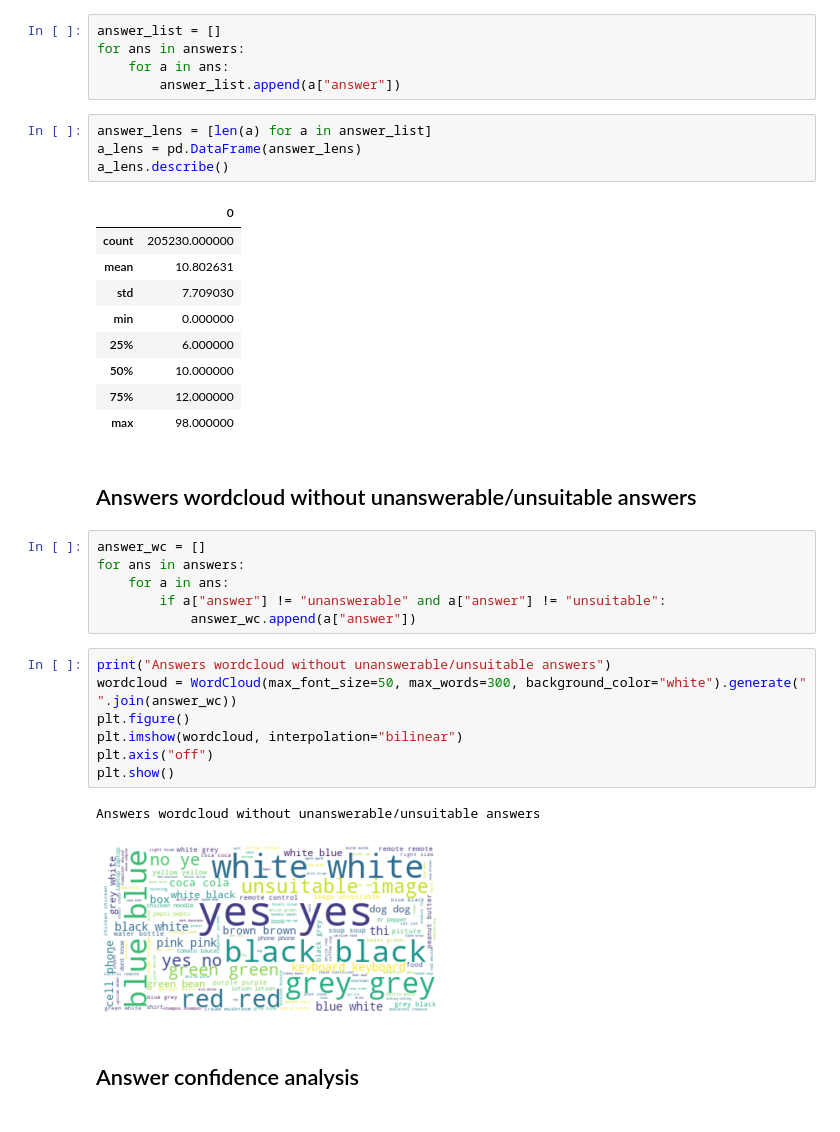
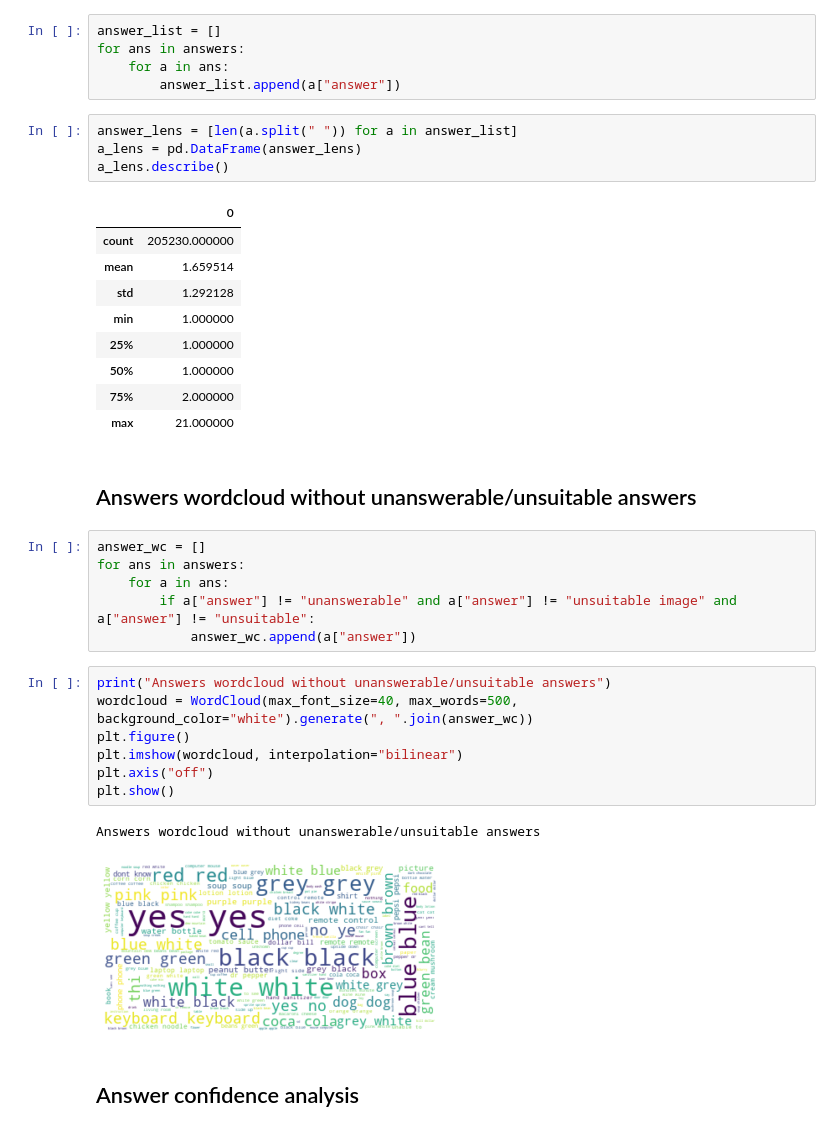
Before and after one commit to tianyiii/group-zigzag-vizwiz, a Jupyter notebook: Analysis/vizwiz_answer_analysis.ipynb, the cells around one changed output. Saved outputs shown, nothing was run; the diff lists cells and outputs as text.

```diff
--- a/Analysis/vizwiz_answer_analysis.ipynb
+++ b/Analysis/vizwiz_answer_analysis.ipynb
@@ -38,37 +38,37 @@ for ans in answers:
     for a in ans:
         answer_list.append(a["answer"])
 # %%
-answer_lens = [len(a) for a in answer_list]
+answer_lens = [len(a.split(" ")) for a in answer_list]
 a_lens = pd.DataFrame(answer_lens)
 a_lens.describe()
 # %% [output]
 |  | 0 |
 | count | 205230.000000 |
-| mean | 10.802631 |
-| std | 7.709030 |
-| min | 0.000000 |
-| 25% | 6.000000 |
-| 50% | 10.000000 |
-| 75% | 12.000000 |
-| max | 98.000000 |
+| mean | 1.659514 |
+| std | 1.292128 |
+| min | 1.000000 |
+| 25% | 1.000000 |
+| 50% | 1.000000 |
+| 75% | 2.000000 |
+| max | 21.000000 |
 # %% [markdown]
 ## Answers wordcloud without unanswerable/unsuitable answers
 # %%
 answer_wc = []
 for ans in answers:
     for a in ans:
-        if a["answer"] != "unanswerable" and a["answer"] != "unsuitable":
+        if a["answer"] != "unanswerable" and a["answer"] != "unsuitable image" and a["answer"] != "unsuitable":
             answer_wc.append(a["answer"])
 # %%
 print("Answers wordcloud without unanswerable/unsuitable answers")
-wordcloud = WordCloud(max_font_size=50, max_words=300, background_color="white").generate(" ".join(answer_wc))
+wordcloud = WordCloud(max_font_size=40, max_words=500, background_color="white").generate(", ".join(answer_wc))
 plt.figure()
 plt.imshow(wordcloud, interpolation="bilinear")
 plt.axis("off")
 plt.show()
 # %% [output]
 Answers wordcloud without unanswerable/unsuitable answers
-[figure, old version]
+[figure, new version]
 # %% [markdown]
 ## Answer confidence analysis
 # %%
```
